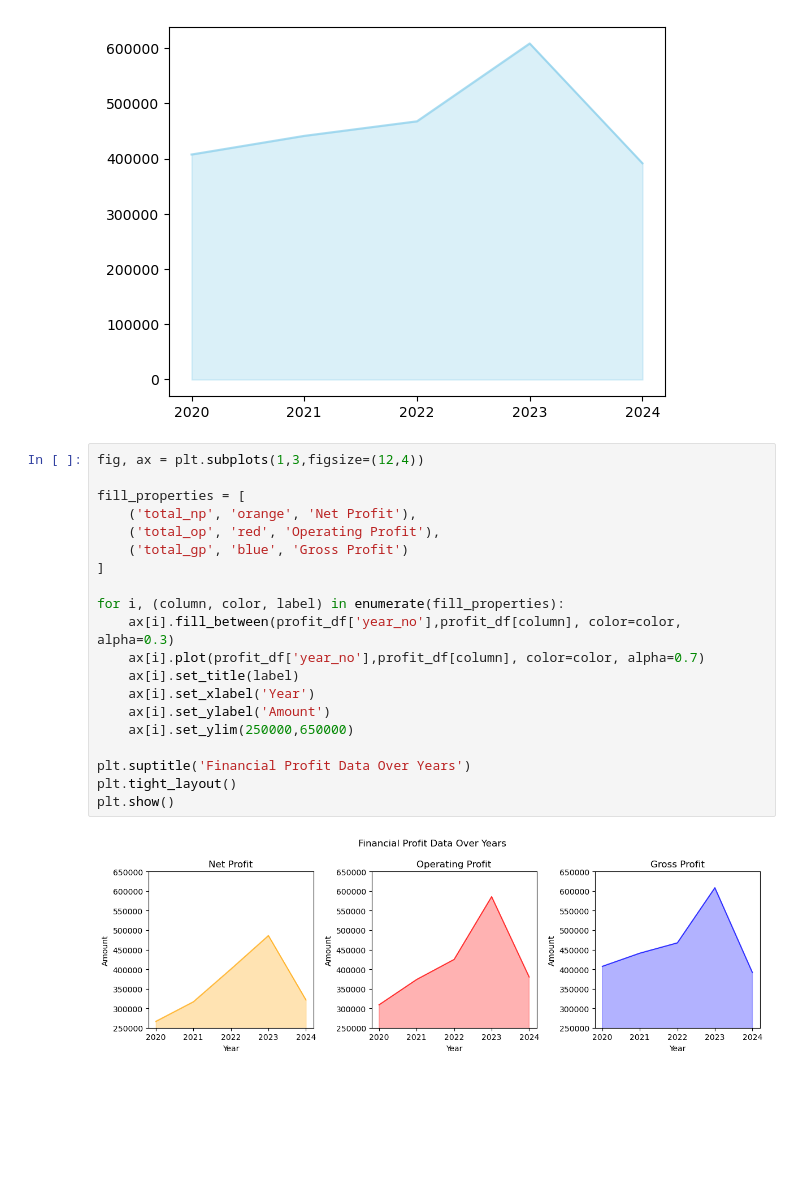
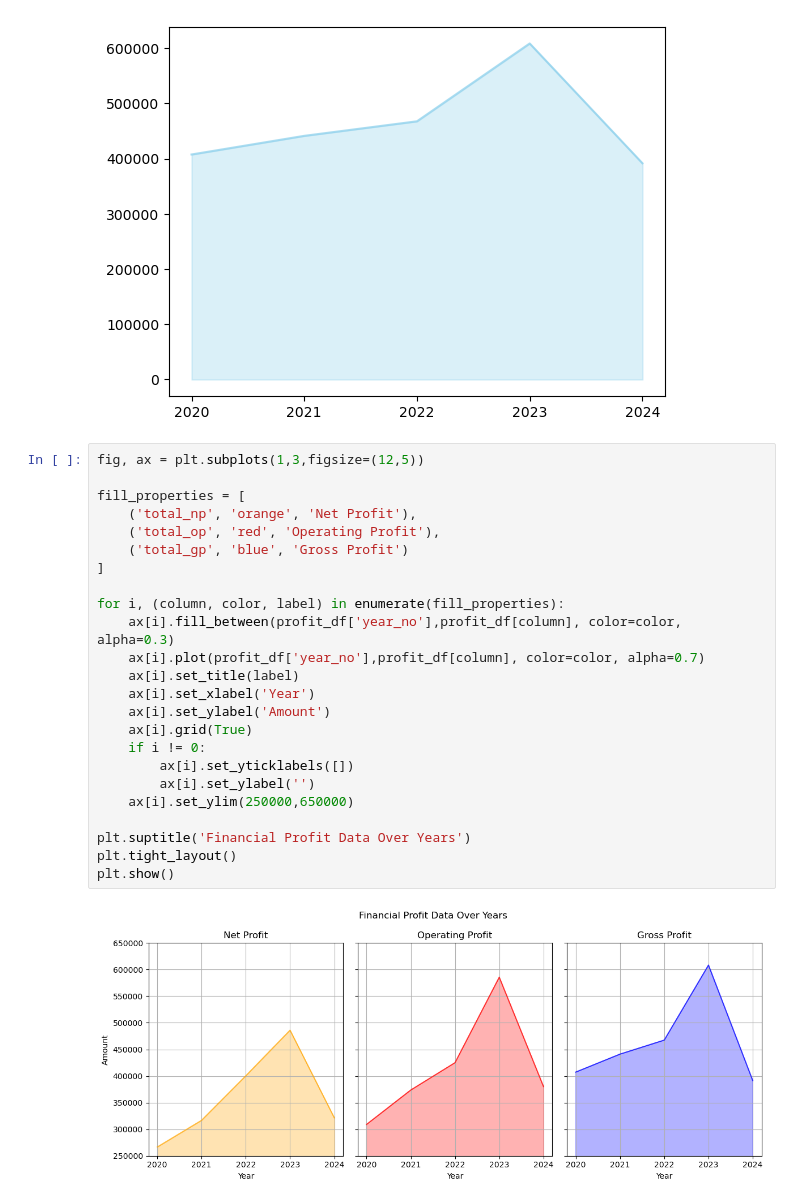
Before and after one commit to tenPro4/pandas_financial_statement, a Jupyter notebook: 4_profits_seperate.ipynb, the cells around one changed output. Saved outputs shown, nothing was run; the diff lists cells and outputs as text; blank space fills up the shorter version.

```diff
--- a/4_profits_seperate.ipynb
+++ b/4_profits_seperate.ipynb
@@ -31,24 +31,28 @@ plt.show()
 # %% [output]
 [figure]
 # %%
-fig, ax = plt.subplots(1,3,figsize=(12,4))
+fig, ax = plt.subplots(1,3,figsize=(12,5))
 
 fill_properties = [
     ('total_np', 'orange', 'Net Profit'),
     ('total_op', 'red', 'Operating Profit'),
     ('total_gp', 'blue', 'Gross Profit')
 ]
 
 for i, (column, color, label) in enumerate(fill_properties):
     ax[i].fill_between(profit_df['year_no'],profit_df[column], color=color, alpha=0.3)
     ax[i].plot(profit_df['year_no'],profit_df[column], color=color, alpha=0.7)
     ax[i].set_title(label)
     ax[i].set_xlabel('Year')
     ax[i].set_ylabel('Amount')
+    ax[i].grid(True)
+    if i != 0:
+        ax[i].set_yticklabels([])
+        ax[i].set_ylabel('')
     ax[i].set_ylim(250000,650000)
 
 plt.suptitle('Financial Profit Data Over Years')
 plt.tight_layout()
 plt.show()
 # %% [output]
-[figure, old version]
+[figure, new version]
```
Also changed, not shown: 16 other files.
